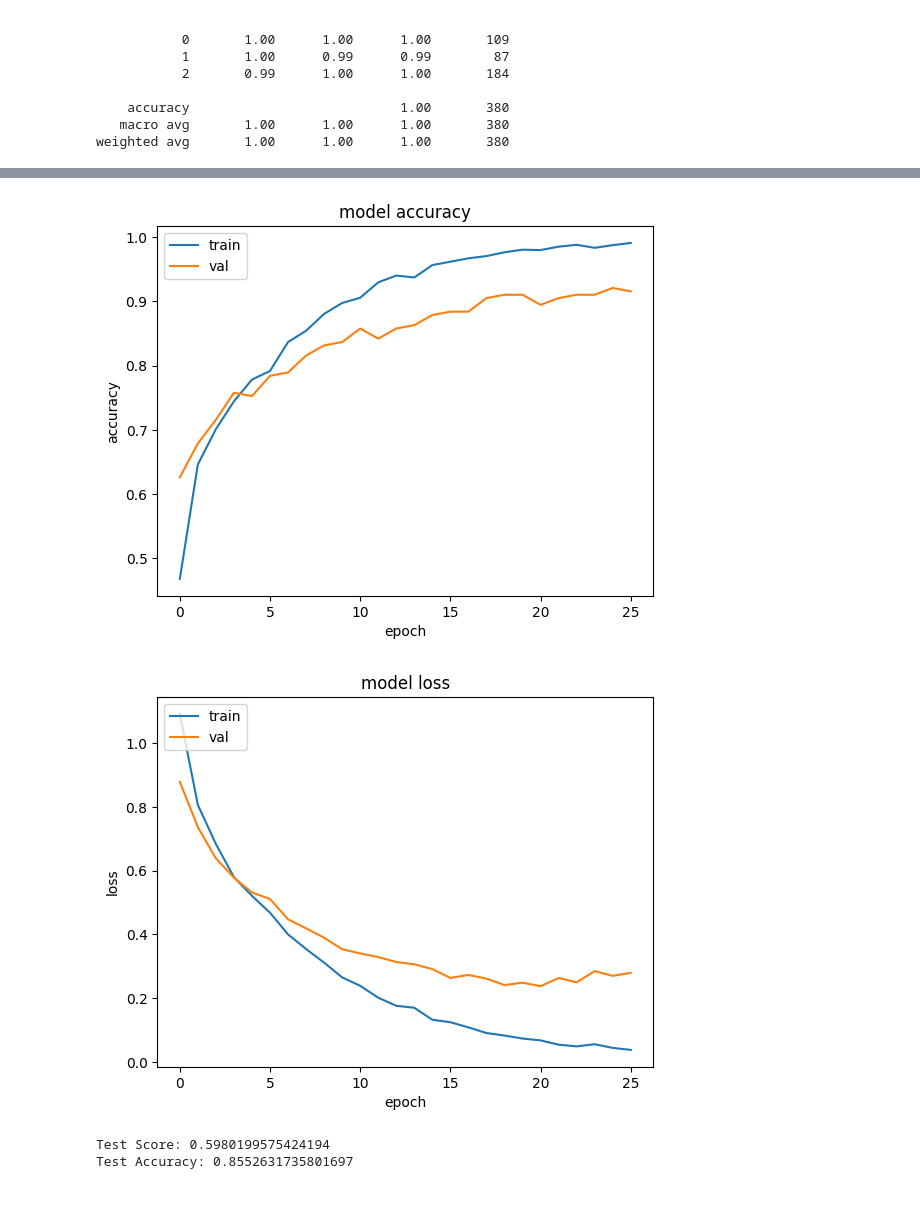
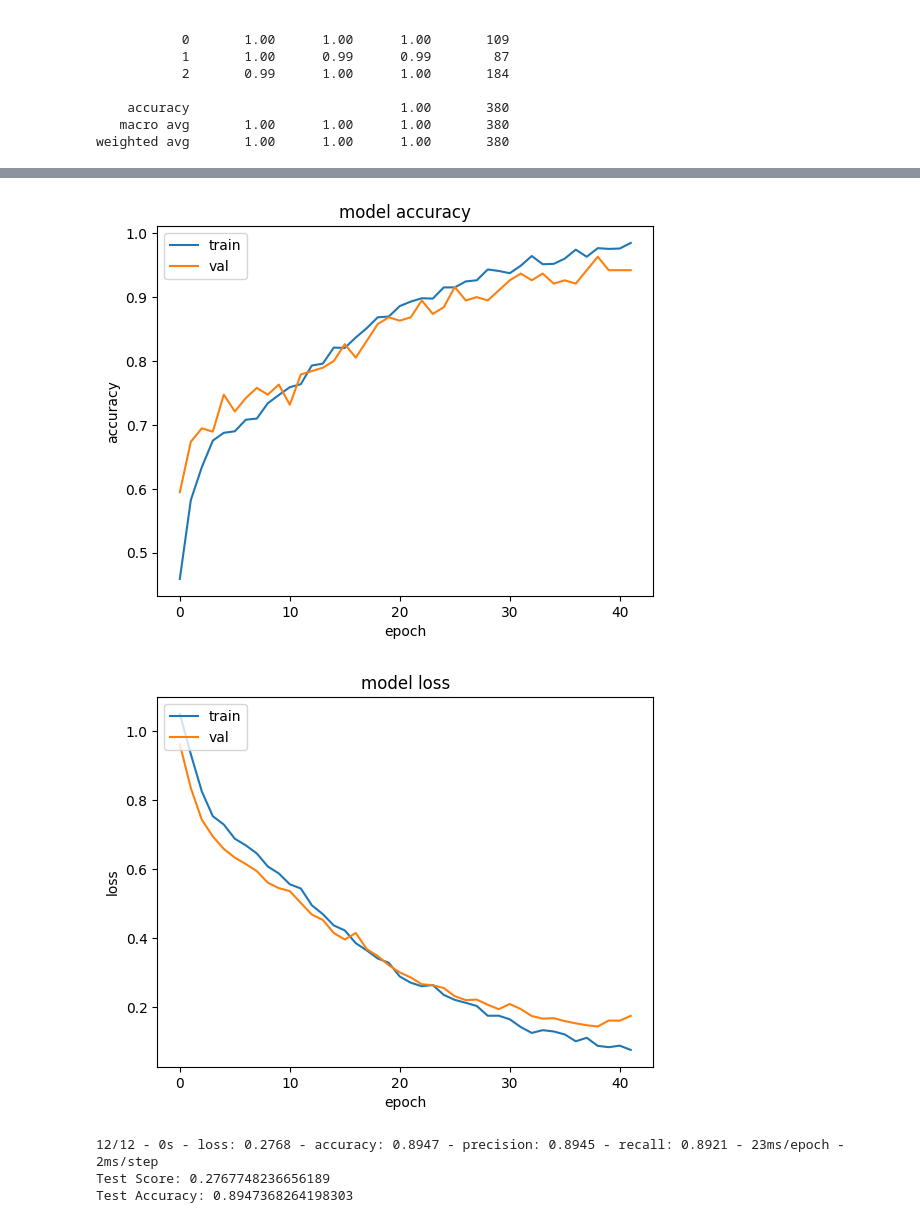
Before and after one commit to mathewsjoyy/Project_Code_Year3, a Jupyter notebook: Code/project.ipynb, the cells around one changed output, grey strips where cells are left out. Drawn from its saved outputs; the diff is of its cells as text; code cells hidden in the pictures.

```diff
--- a/Code/project.ipynb
+++ b/Code/project.ipynb
@@ -490,7 +539,7 @@ from sklearn import tree
 label = match_df['FTR']
 
 # Flatten the label array
-y = label
+y = np.ravel(label)
 
 # Assign all columns expect the FTR column to the features variable
 X = match_df.loc[:, match_df.columns != 'FTR']
@@ -672,6 +718,12 @@ Naive Bayes  :  0.5531578947368422
 '\n# Loop through each model and perform hyper parameter tuning\nfor model_name, model in models.items():\n    print(f"Performing hyper parameter tuning on {model_name}...")\n    \n    # Create a grid ...
 # %%
 import tensorflow as tf
+import random
+
+# Set the random seed for TensorFlow, numpy and Python
+tf.random.set_seed(0)
+np.random.seed(0)
+random.seed(0)
 
 #one hot-encoding y_train and y_test
 y_train = tf.keras.utils.to_categorical(y_train, num_classes=3)
@@ -681,9 +733,9 @@ y_test = tf.keras.utils.to_categorical(y_test, num_classes=3)
 # https://stackoverflow.com/questions/47892505/dropout-rate-guidance-for-hidden-layers-in-a-convolution-neural-network
 model = tf.keras.models.Sequential()
 model.add(tf.keras.layers.Dense(100, input_dim=127, activation='relu'))
-model.add(tf.keras.layers.Dropout(0.2))
+model.add(tf.keras.layers.Dropout(0.3))
 model.add(tf.keras.layers.Dense(50, activation='relu'))
-model.add(tf.keras.layers.Dropout(0.2))
+model.add(tf.keras.layers.Dropout(0.3))
 model.add(tf.keras.layers.Dense(3, activation='softmax'))
 
 model.summary()
@@ -695,9 +747,8 @@ from tensorflow.keras.callbacks import EarlyStopping
 # Define the EarlyStopping callback
 early_stopping = EarlyStopping(monitor='val_loss', patience=3, restore_best_weights=True)
 
-
 # https://stackoverflow.com/questions/51768594/tensorflow-on-what-does-the-batch-size-depend
-history = model.fit(X_train, y_train, epochs=50, batch_size=64, validation_split=0.1, callbacks=[early_stopping])
+history = model.fit(X_train, y_train, epochs=100, batch_size=64, validation_split=0.1, callbacks=[early_stopping])
 
 # How to interpret the loss and accuracy values from the history object
 # https://stackoverflow.com/questions/51704808/what-is-the-difference-between-loss-accuracy-validation-loss-validation-accur
@@ -740,10 +791,11 @@ Epoch 26/50
-[figure, old version]
+[figure, new version]
-[figure, old version]
+[figure, new version]
 # %%
-score = model.evaluate(X_test, y_test, verbose=1)
+score = model.evaluate(X_test, y_test, verbose=2)
 
 print("Test Score:", score[0])
 print("Test Accuracy:", score[1])
 # %% [output]
-Test Score: 0.5980199575424194
-Test Accuracy: 0.8552631735801697
+12/12 - 0s - loss: 0.2768 - accuracy: 0.8947 - precision: 0.8945 - recall: 0.8921 - 23ms/epoch - 2ms/step
+Test Score: 0.2767748236656189
+Test Accuracy: 0.8947368264198303
```
Also changed, not shown: parts of 4 cells of this notebook.
